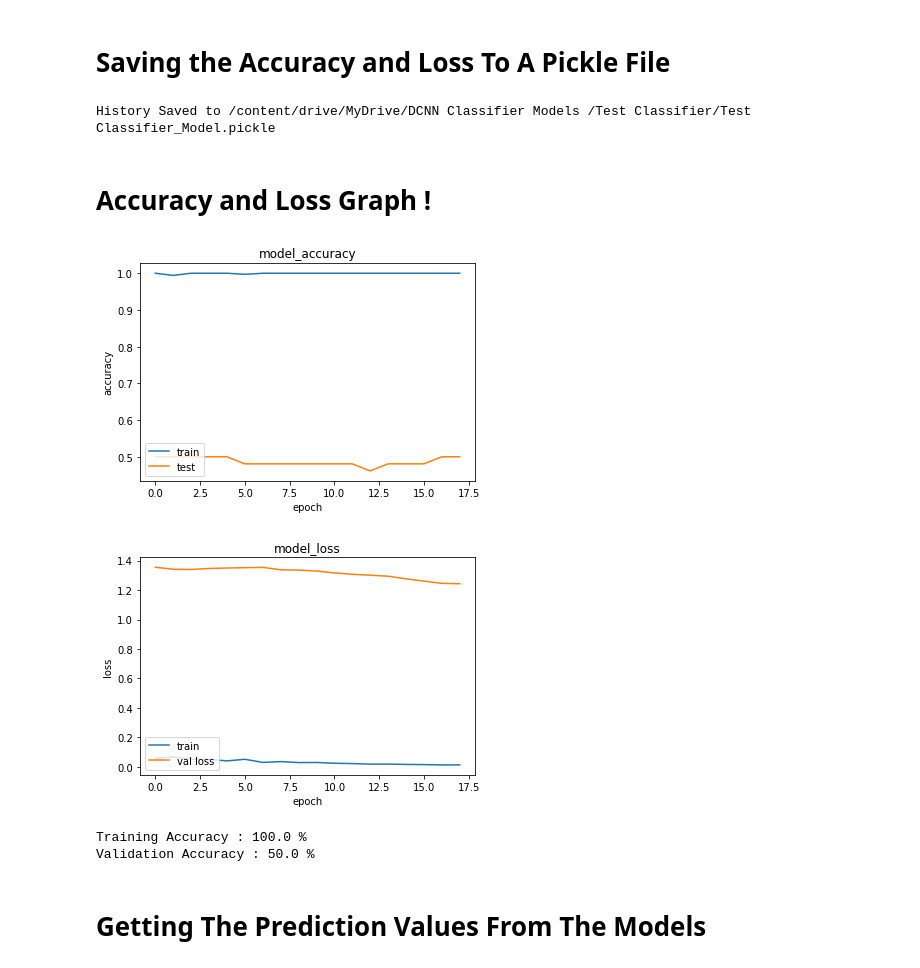
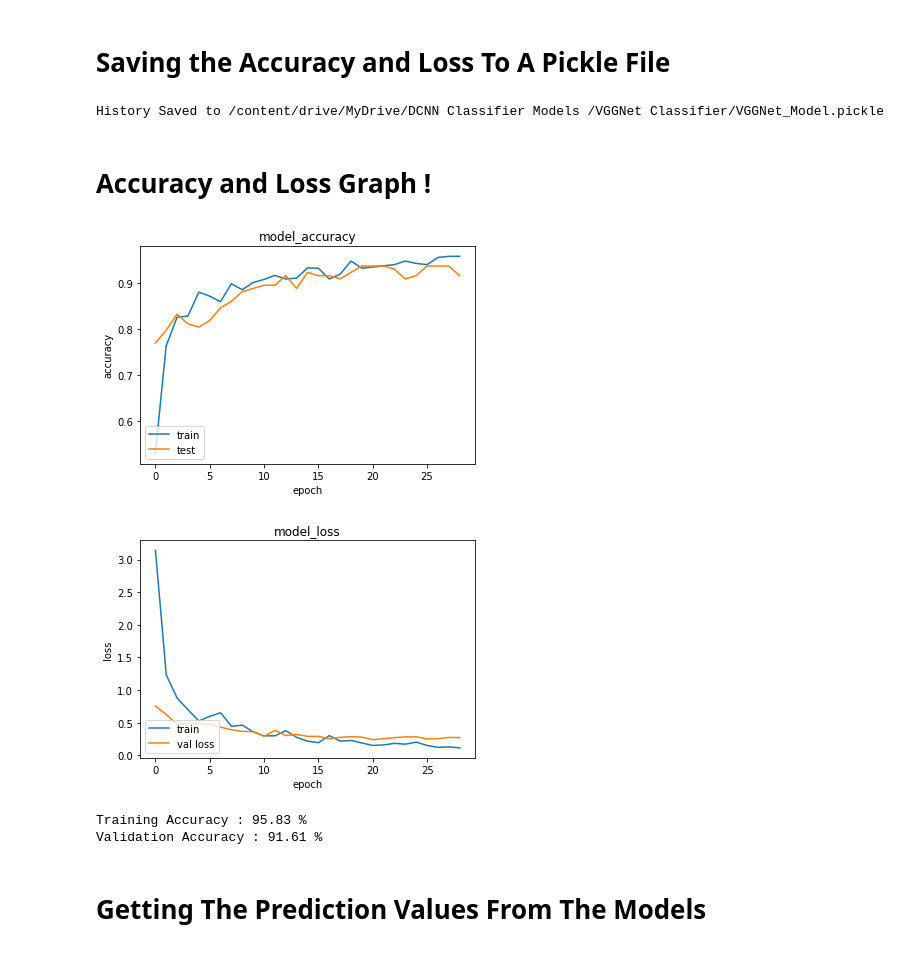
Before and after one commit to Anonymous1846/Blood-cancer-subtype-classification-using-DCNN, a Jupyter notebook: DCNN_Classifier.ipynb, the cells around one changed output. Saved outputs shown, nothing was run; the diff lists cells and outputs as text; code cells hidden in the pictures.

Commit message:
Single point of control initiated so that every time we run the model we dont bump into ambiguity error !

```diff
--- a/DCNN_Classifier.ipynb
+++ b/DCNN_Classifier.ipynb
@@ -591,49 +630,51 @@ def save_file(pickle_dir,model_history):
     binary_pickle.write(pickle.dumps(model_history))          #dumping to pickle before writing to pickle file !
     print(f'History Saved to {pickle_dir}')
 
-save_file(custom_model_history_pickle,trained_model.history)  #the path of the model history pickle and the current model history !
+save_file(vgg16_model_history_pickle,trained_model.history)  #the path of the model history pickle and the current model history !
 # %% [output]
-History Saved to /content/drive/MyDrive/DCNN Classifier Models /Test Classifier/Test Classifier_Model.pickle
+History Saved to /content/drive/MyDrive/DCNN Classifier Models /VGGNet Classifier/VGGNet_Model.pickle
 # %% [markdown]
 # **Accuracy and Loss Graph !**
 # %%
+import matplotlib.pyplot as plt
+
 def plot_metrics(acc_path):
   '''
     The accuracy and the losses at each iteration/epoch is evaluated in the graph below
     matplotlib is used for plotting.
 
     params: model history path (.pickle file)
     return: None
   '''
   with open(acc_path,'rb') as model_history: #opening the pickle file which contains the dictionary !
     model=model_history.read()
   model=pickle.loads(model)
   plt.plot(model['accuracy'])
   plt.plot(model['val_accuracy'])
   plt.title('model_accuracy')
   plt.ylabel('accuracy')
   plt.xlabel('epoch')
   plt.legend(['train','test'],loc='lower left')
   plt.show()
 
   plt.plot(model['loss'])
   plt.plot(model['val_loss'])
   plt.title('model_loss')
   plt.ylabel('loss')
   plt.xlabel('epoch')
   plt.legend(['train','val loss'],loc='lower left')
   plt.show()
   train_acc = model['accuracy'][-1]*100
   val_acc   = model['val_accuracy'][-1]*100
   print(f'Training Accuracy : {round(train_acc,2)} %')
   print(f'Validation Accuracy : {round(val_acc,2)} %')
 
-plot_metrics(googlenet_pickle_path)
+plot_metrics(vgg16_model_history_pickle)
 # %% [output]
-[figure, old version]
+[figure, new version]
-[figure, old version]
+[figure, new version]
-Training Accuracy : 100.0 %
-Validation Accuracy : 50.0 %
+Training Accuracy : 95.83 %
+Validation Accuracy : 91.61 %
 # %% [markdown]
 # **Getting The Prediction Values From The Models**
 # %%
```
Also changed, not shown: parts of 20 cells of this notebook.
